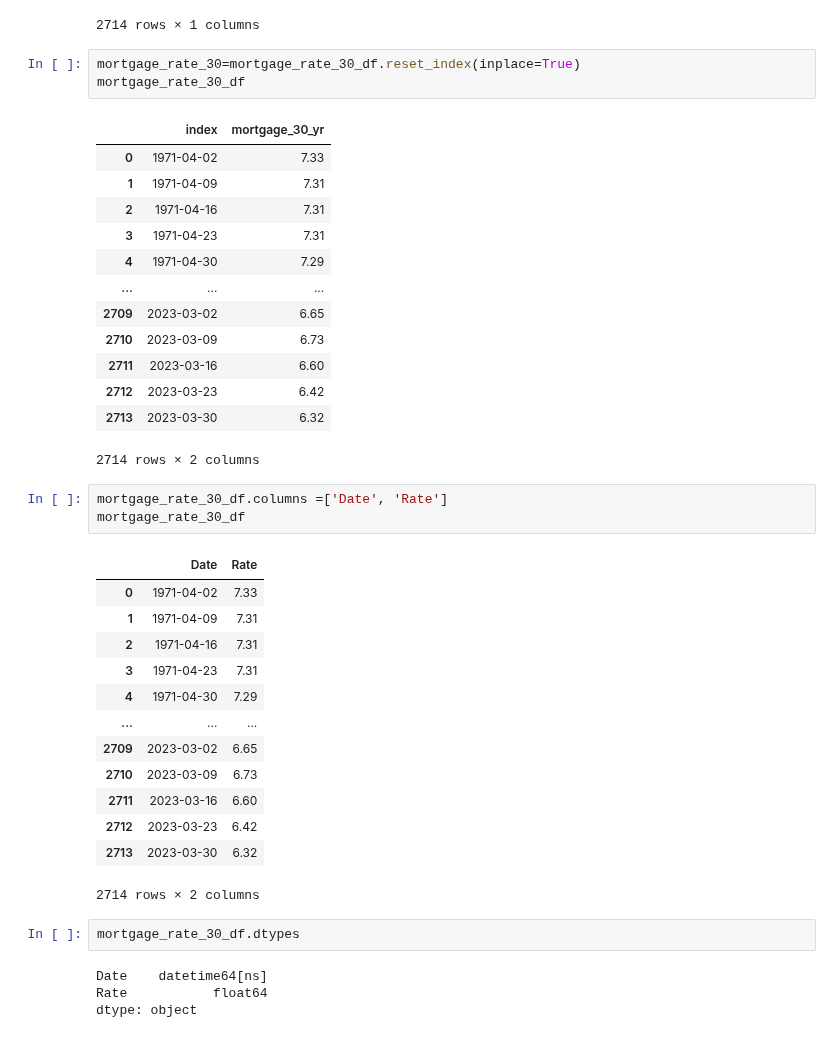
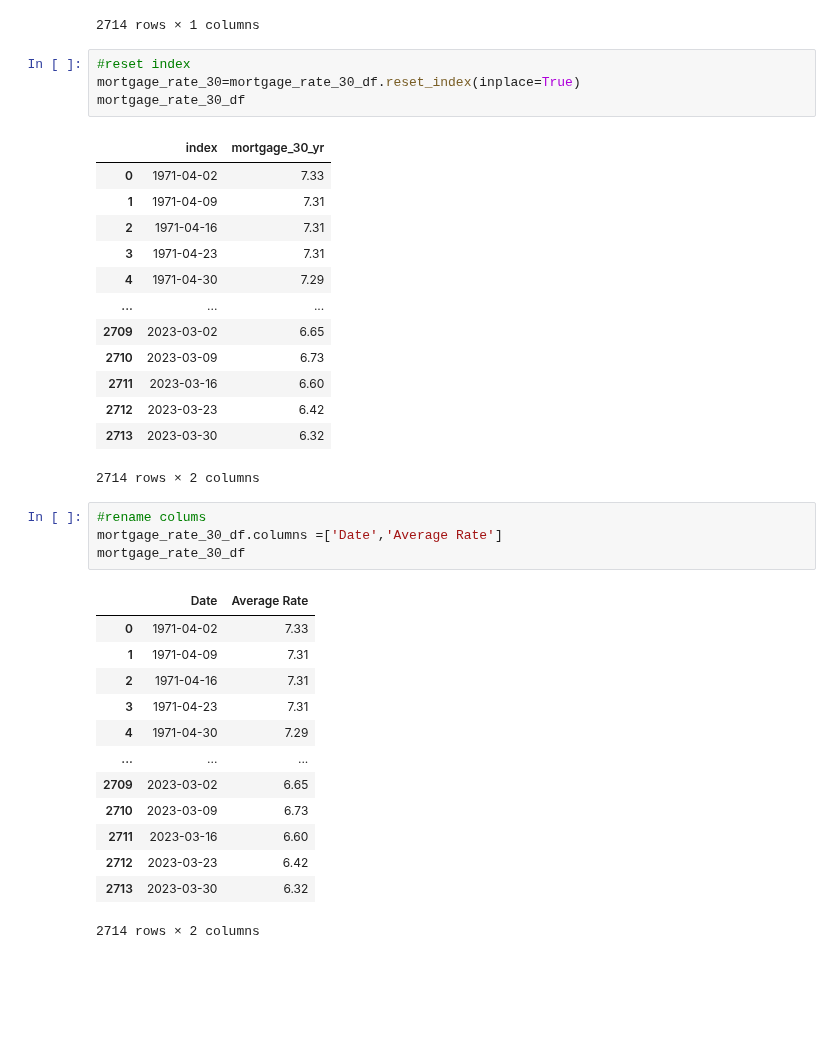
Before and after one commit to ceramicbull/Project-1-Repo, a Jupyter notebook: chelsea-pickett/API-notebook.ipynb, the cells around one changed output. Saved outputs shown, nothing was run; the diff lists cells and outputs as text; blank space fills up the shorter version.

```diff
--- a/chelsea-pickett/API-notebook.ipynb
+++ b/chelsea-pickett/API-notebook.ipynb
@@ -166,6 +167,7 @@ mortgage_rate_30_df
 | 2023-03-30 | 6.32 |
 2714 rows × 1 columns
 # %%
+#reset index
 mortgage_rate_30=mortgage_rate_30_df.reset_index(inplace=True)
 mortgage_rate_30_df
 # %% [output]
@@ -183,10 +185,11 @@ mortgage_rate_30_df
 | 2713 | 2023-03-30 | 6.32 |
 2714 rows × 2 columns
 # %%
-mortgage_rate_30_df.columns =['Date', 'Rate']
+#rename colums
+mortgage_rate_30_df.columns =['Date','Average Rate']
 mortgage_rate_30_df
 # %% [output]
-|  | Date | Rate |
+|  | Date | Average Rate |
 | 0 | 1971-04-02 | 7.33 |
 | 1 | 1971-04-09 | 7.31 |
 | 2 | 1971-04-16 | 7.31 |
@@ -199,9 +202,3 @@ mortgage_rate_30_df
 | 2712 | 2023-03-23 | 6.42 |
 | 2713 | 2023-03-30 | 6.32 |
 2714 rows × 2 columns
-# %%
-mortgage_rate_30_df.dtypes
-# %% [output]
-Date    datetime64[ns]
-Rate           float64
-dtype: object
```
Also changed, not shown: parts of 47 cells of this notebook, 1 other file.
